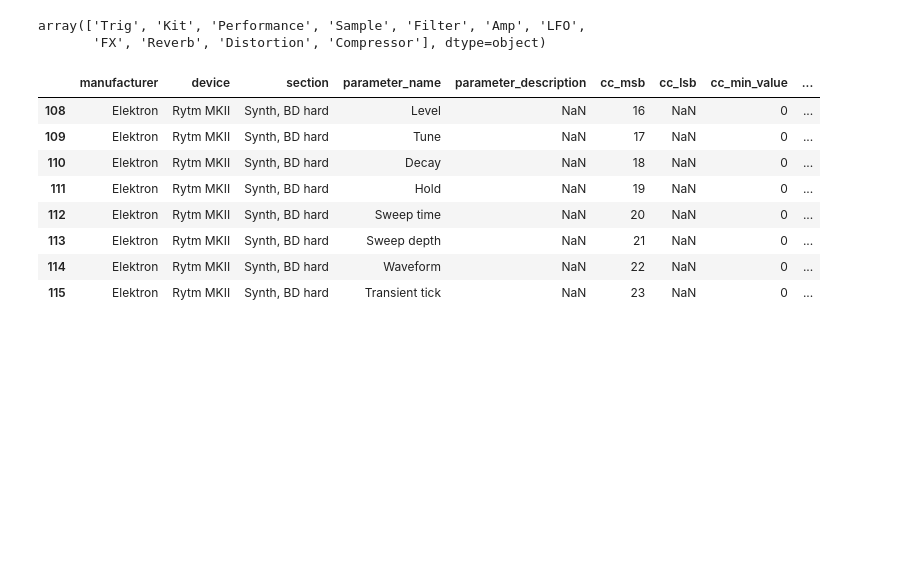
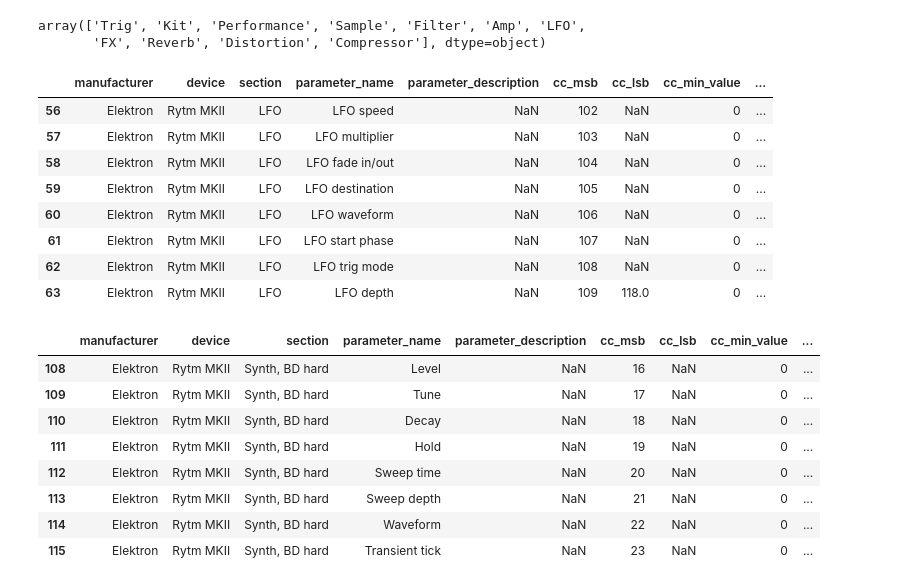
Before and after one commit to michaelappuhn/genetic_synth, a Jupyter notebook: midi_analog.ipynb, the cells around one changed output. Saved outputs shown, nothing was run; the diff lists cells and outputs as text; code cells hidden in the pictures; blank space fills up the shorter version.

```diff
--- a/midi_analog.ipynb
+++ b/midi_analog.ipynb
@@ -102,6 +162,18 @@ non_kit
 # %% [output]
 array(['Trig', 'Kit', 'Performance', 'Sample', 'Filter', 'Amp', 'LFO',
        'FX', 'Reverb', 'Distortion', 'Compressor'], dtype=object)
+# %%
+rdf[rdf['section'] == 'LFO']
+# %% [output]
+|  | manufacturer | device | section | parameter_name | parameter_description | cc_msb | cc_lsb | cc_min_value | ... |
+| 56 | Elektron | Rytm MKII | LFO | LFO speed | NaN | 102 | NaN | 0 | ... |
+| 57 | Elektron | Rytm MKII | LFO | LFO multiplier | NaN | 103 | NaN | 0 | ... |
+| 58 | Elektron | Rytm MKII | LFO | LFO fade in/out | NaN | 104 | NaN | 0 | ... |
+| 59 | Elektron | Rytm MKII | LFO | LFO destination | NaN | 105 | NaN | 0 | ... |
+| 60 | Elektron | Rytm MKII | LFO | LFO waveform | NaN | 106 | NaN | 0 | ... |
+| 61 | Elektron | Rytm MKII | LFO | LFO start phase | NaN | 107 | NaN | 0 | ... |
+| 62 | Elektron | Rytm MKII | LFO | LFO trig mode | NaN | 108 | NaN | 0 | ... |
+| 63 | Elektron | Rytm MKII | LFO | LFO depth | NaN | 109 | 118.0 | 0 | ... |
 # %%
 pd.Series(non_kit).to_clipboard(index=False)
 # %%
```
Also changed, not shown: parts of 5 cells of this notebook, 2 other files.
